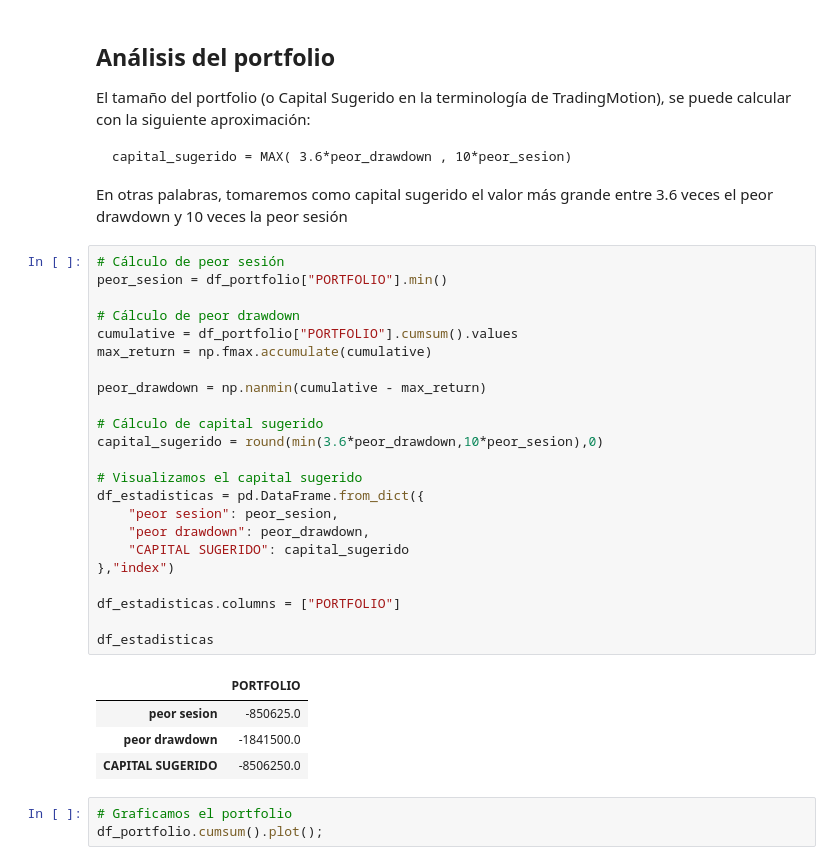
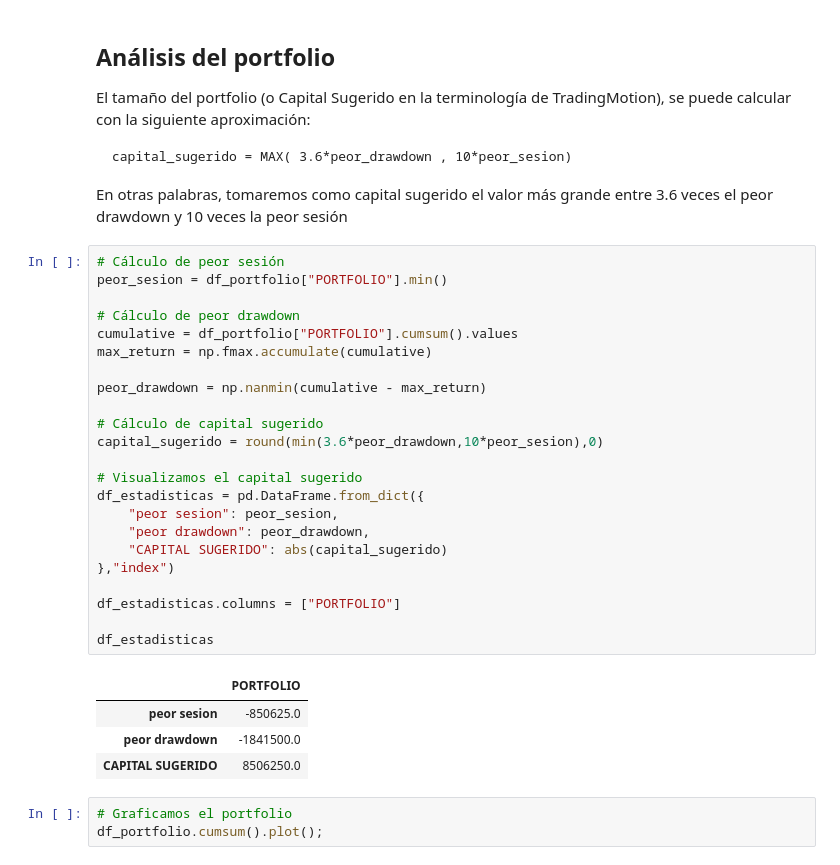
Before and after one commit to victormartingarcia/tradingmotionsdk-portfolio, a Jupyter notebook: TradingMotion-Portfolios.ipynb, the cells around one changed output. Drawn from its saved outputs; the diff is of its cells as text.

Commit message:
abs en capital sugerido

```diff
--- a/TradingMotion-Portfolios.ipynb
+++ b/TradingMotion-Portfolios.ipynb
@@ -100,31 +97,31 @@ En otras palabras, tomaremos como capital sugerido el valor más grande entre 3.
 # %%
 # Cálculo de peor sesión
 peor_sesion = df_portfolio["PORTFOLIO"].min()
 
 # Cálculo de peor drawdown
 cumulative = df_portfolio["PORTFOLIO"].cumsum().values
 max_return = np.fmax.accumulate(cumulative)
 
 peor_drawdown = np.nanmin(cumulative - max_return)
 
 # Cálculo de capital sugerido
 capital_sugerido = round(min(3.6*peor_drawdown,10*peor_sesion),0)
 
 # Visualizamos el capital sugerido
 df_estadisticas = pd.DataFrame.from_dict({
     "peor sesion": peor_sesion,
     "peor drawdown": peor_drawdown,
-    "CAPITAL SUGERIDO": capital_sugerido
+    "CAPITAL SUGERIDO": abs(capital_sugerido)
 },"index")
 
 df_estadisticas.columns = ["PORTFOLIO"]
 
 df_estadisticas
 # %% [output]
 |  | PORTFOLIO |
 | peor sesion | -850625.0 |
 | peor drawdown | -1841500.0 |
-| CAPITAL SUGERIDO | -8506250.0 |
+| CAPITAL SUGERIDO | 8506250.0 |
 # %%
 # Graficamos el portfolio
 df_portfolio.cumsum().plot();
```
Also changed, not shown: parts of 2 cells of this notebook, 1 other file.
